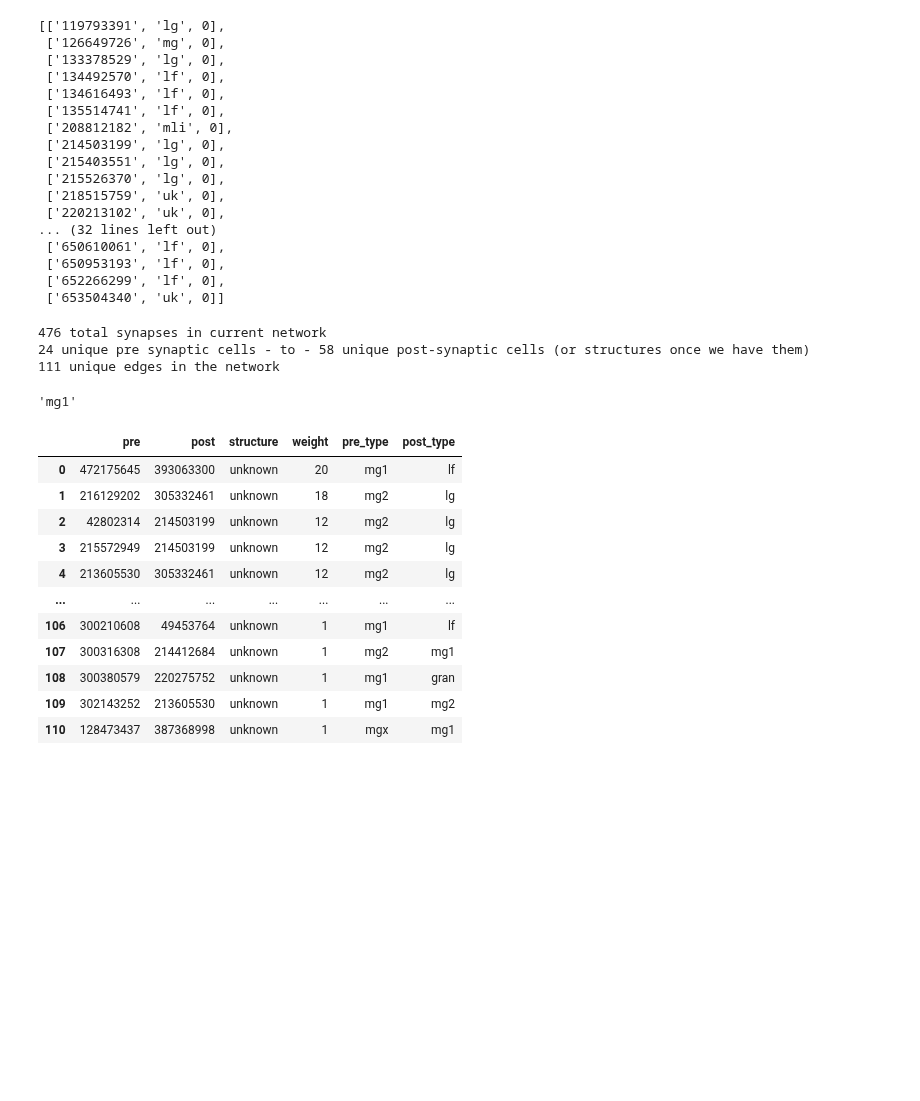
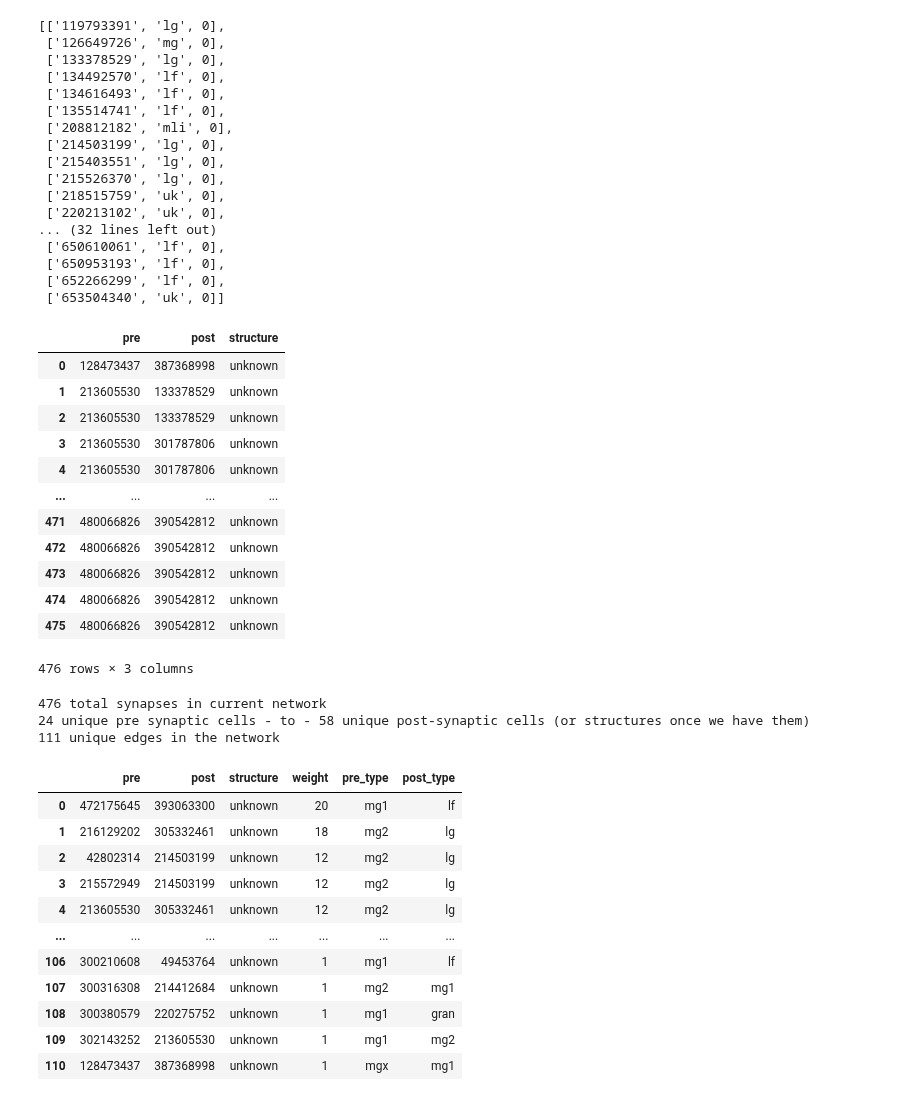
Before and after one commit to neurologic/eCREST, a Jupyter notebook: analysis/Analysis.ipynb, the cells around one changed output. Saved outputs shown, nothing was run; the diff lists cells and outputs as text; code cells hidden in the pictures; blank space fills up the shorter version.

```diff
--- a/analysis/Analysis.ipynb
+++ b/analysis/Analysis.ipynb
@@ -1161,7 +1161,7 @@ def import_settings(dict_json):
 
 If you save a copy of settings_dict.json (found in the "under construction" directory of eCREST repo) locally somewhere outside the repo (like in your save_dir), then you can use the following code cell to import. This avoids needing to re-type the save_dir and db_path each time you "git pull" updates from the repo to this notebook.
 # %%
-path_to_settings_json = '/Users/kperks/Documents/eCREST-local-files/settings_dict.json'
+path_to_settings_json = '/Users/kperks/Documents/ell-connectome/eCREST-local-files/settings_dict.json'
 settings_dict = import_settings(path_to_settings_json)
 # %% [markdown]
 ## Build connectivity graph
@@ -1296,6 +1296,22 @@ cells_without_synapses
 # %%
 df = pd.DataFrame(edge_list,columns = ['pre','post','structure'])
 df_edges = deepcopy(df.value_counts().reset_index(name='weight'))
+# %%
+df
+# %% [output]
+|  | pre | post | structure |
+| 0 | 128473437 | 387368998 | unknown |
+| 1 | 213605530 | 133378529 | unknown |
+| 2 | 213605530 | 133378529 | unknown |
+| 3 | 213605530 | 301787806 | unknown |
+| 4 | 213605530 | 301787806 | unknown |
+| ... | ... | ... | ... |
+| 471 | 480066826 | 390542812 | unknown |
+| 472 | 480066826 | 390542812 | unknown |
+| 473 | 480066826 | 390542812 | unknown |
+| 474 | 480066826 | 390542812 | unknown |
+| 475 | 480066826 | 390542812 | unknown |
+476 rows × 3 columns
 # %%
 print(f'{len(df)} total synapses in current network')
 print(f'{len(df["pre"].unique())} unique pre synaptic cells - to - {len(df["post"].unique())} unique post-synaptic cells (or structures once we have them)')
@@ -1305,10 +1321,6 @@ print(f'{len(df_edges)} unique edges in the network')
 476 total synapses in current network
 24 unique pre synaptic cells - to - 58 unique post-synaptic cells (or structures once we have them)
 111 unique edges in the network
-# %%
-ell.vs.find('472175645')['cell_type']
-# %% [output]
-'mg1'
 # %%
 # for each unique edge, get the cell-type pair and structure
 
```
